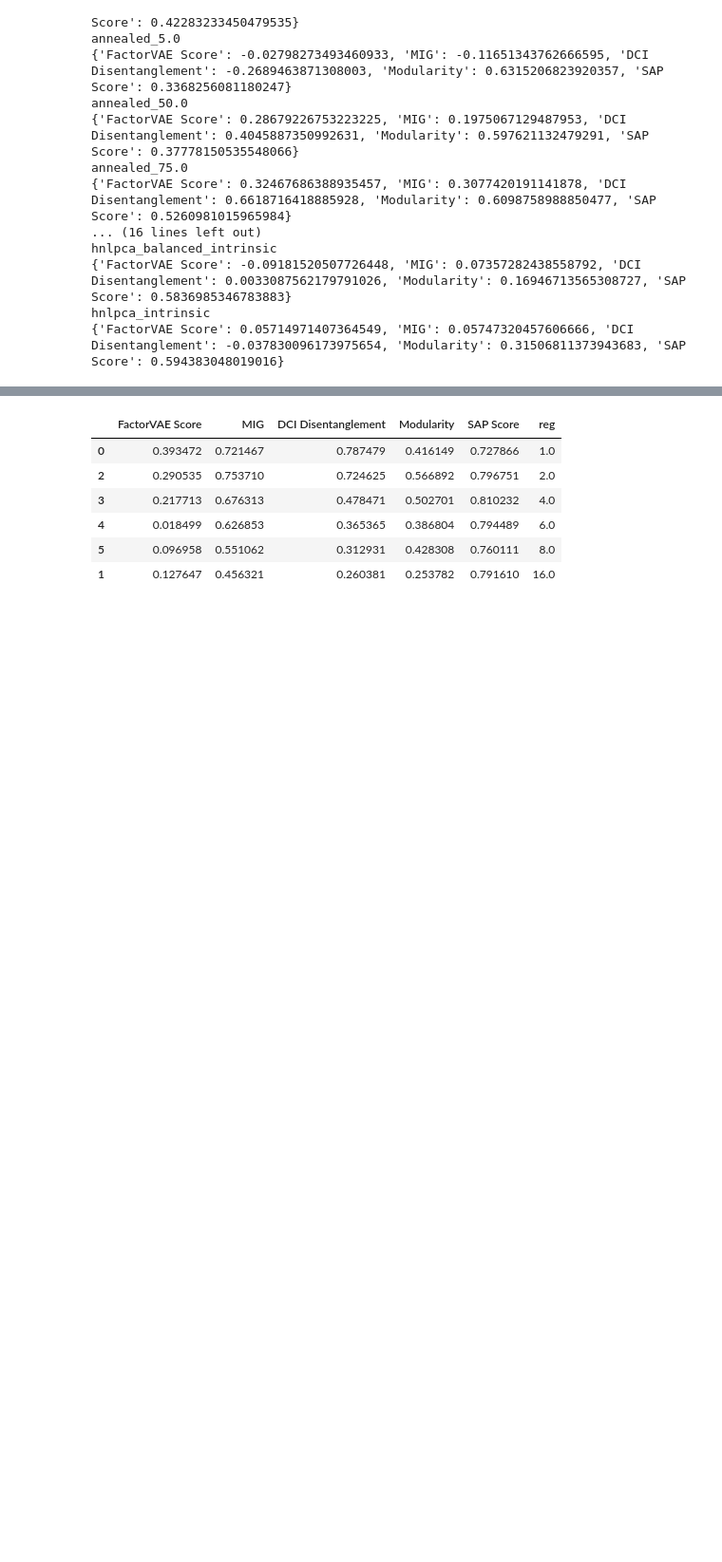
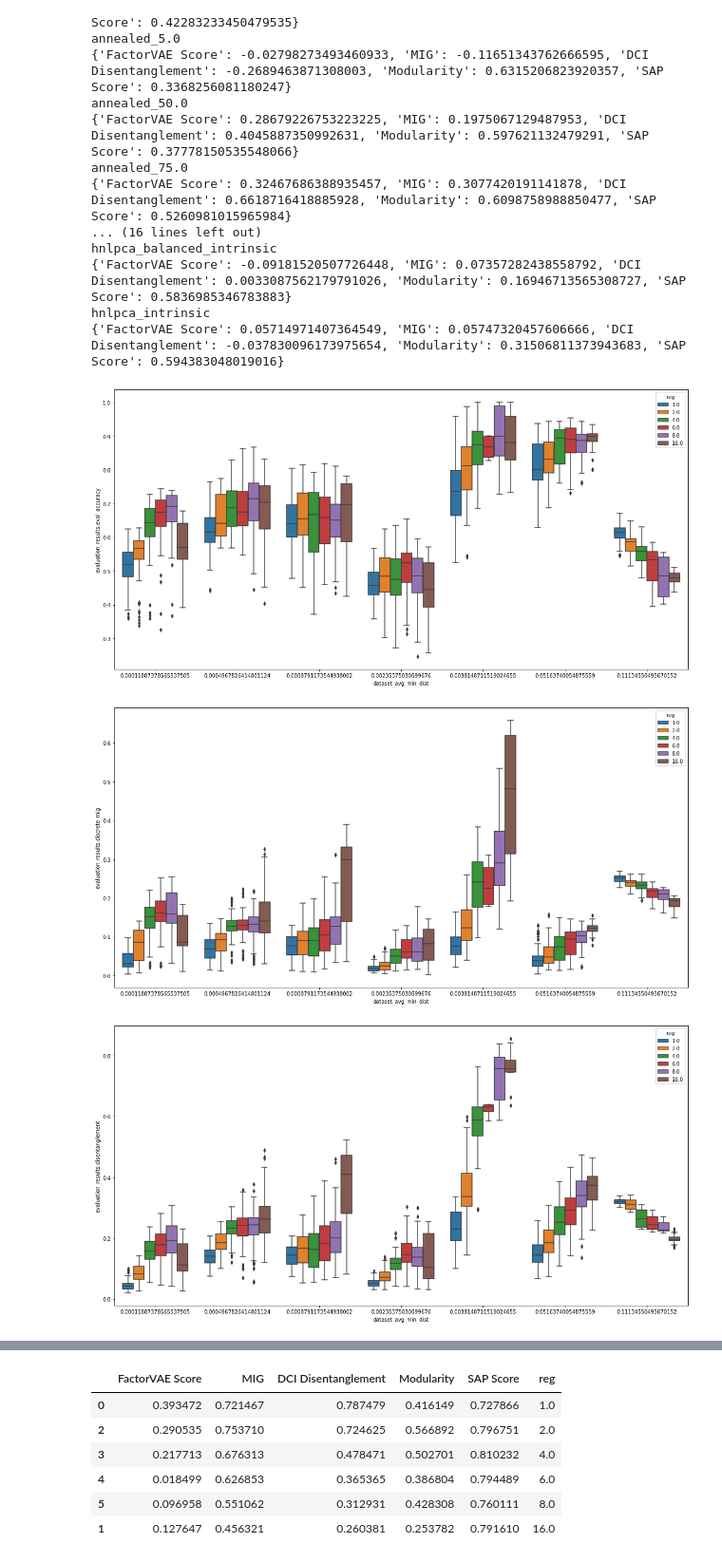
Before and after one commit to homaralex/disentanglement_lib, a Jupyter notebook: plots/notebooks/analyze_hnlpca.ipynb, the cells around one changed output, grey strips where cells are left out. Shown at 95% size. Cells and saved outputs as stored; diff of their text form; code cells hidden in the pictures; blank space fills up the shorter version.

```diff
--- a/plots/notebooks/analyze_hnlpca.ipynb
+++ b/plots/notebooks/analyze_hnlpca.ipynb
@@ -261,3 +261,34 @@ def plot_corrs(
             y=HUMAN_READABLE_NAMES[metric],
         )
         plt.show()
+# %%
+def plot_results(
+    df,
+    group_name,
+    contribs_col_name=None,
+):
+    dfs = []
+    for group_id in df_['group_id'].unique():
+        if group_name in group_id:
+            group_df = df.loc[df['group_id'] == group_id].copy()
+            group_df['reg'] = float(group_id.split('_')[-1])
+            dfs.append(group_df)
+
+    dfs = pd.concat(dfs)
+
+    for metric in DIS_METRICS:
+        df_metric, metric_col_name = get_metric_df(dfs, metric)
+        sns.boxplot(
+            data=df_metric,
+            x='dataset_avg_min_dist',
+            y=metric_col_name,
+            hue='reg',
+        )
+        plt.show()
+
+
+plot_results(df, 'beta_vae')
+# %% [output]
+[figure, added]
+[figure, added]
+[figure, added]
```
Also changed, not shown: parts of 3 cells of this notebook.
